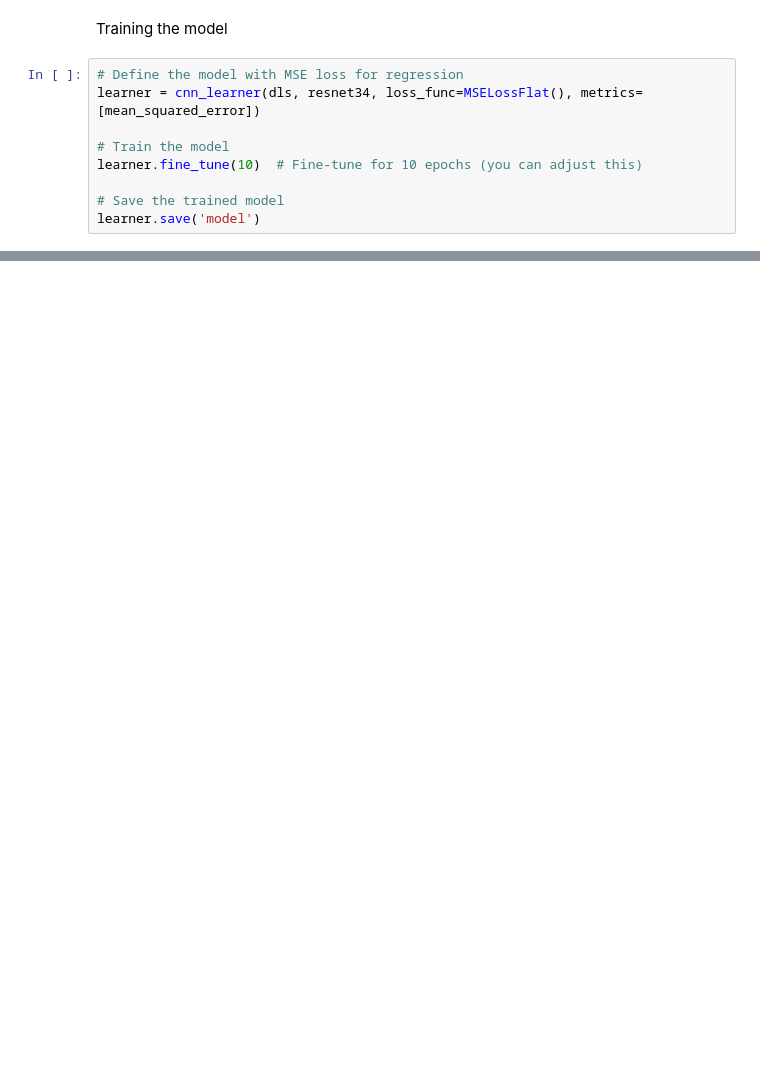
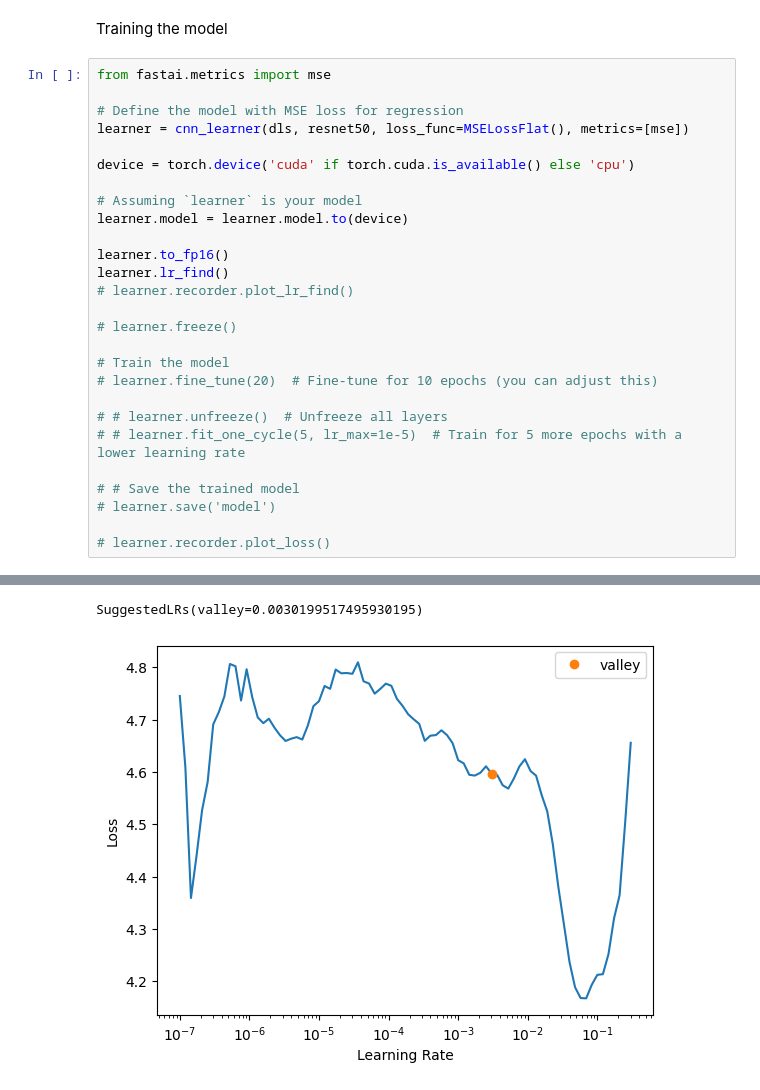
Before and after one commit to EmalisaAntonioli/CVC_challenge, a Jupyter notebook: model.ipynb, the cells around one changed output, grey strips where cells are left out. Cells and saved outputs as stored; diff of their text form; blank space fills up the shorter version.

```diff
--- a/model.ipynb
+++ b/model.ipynb
@@ -321,11 +383,30 @@ dls = dblock.dataloaders(df, bs=64)
 # %% [markdown]
 Training the model
 # %%
+from fastai.metrics import mse
+
 # Define the model with MSE loss for regression
-learner = cnn_learner(dls, resnet34, loss_func=MSELossFlat(), metrics=[mean_squared_error])
+learner = cnn_learner(dls, resnet50, loss_func=MSELossFlat(), metrics=[mse])
+
+device = torch.device('cuda' if torch.cuda.is_available() else 'cpu')
+
+# Assuming `learner` is your model
+learner.model = learner.model.to(device)
+
+learner.to_fp16()
+learner.lr_find()
+# learner.recorder.plot_lr_find()
+
+# learner.freeze()
 
 # Train the model
-learner.fine_tune(10)  # Fine-tune for 10 epochs (you can adjust this)
+# learner.fine_tune(20)  # Fine-tune for 10 epochs (you can adjust this)
 
-# Save the trained model
-learner.save('model')
+# # learner.unfreeze()  # Unfreeze all layers
+# # learner.fit_one_cycle(5, lr_max=1e-5)  # Train for 5 more epochs with a lower learning rate
+
+# # Save the trained model
+# learner.save('model')
+
+# learner.recorder.plot_loss()
+# %% [output]
@@ -331,0 +414,2 @@ learner.save('model')
+SuggestedLRs(valley=0.0030199517495930195)
+[figure, added]
```
Also changed, not shown: parts of 27 cells of this notebook.
